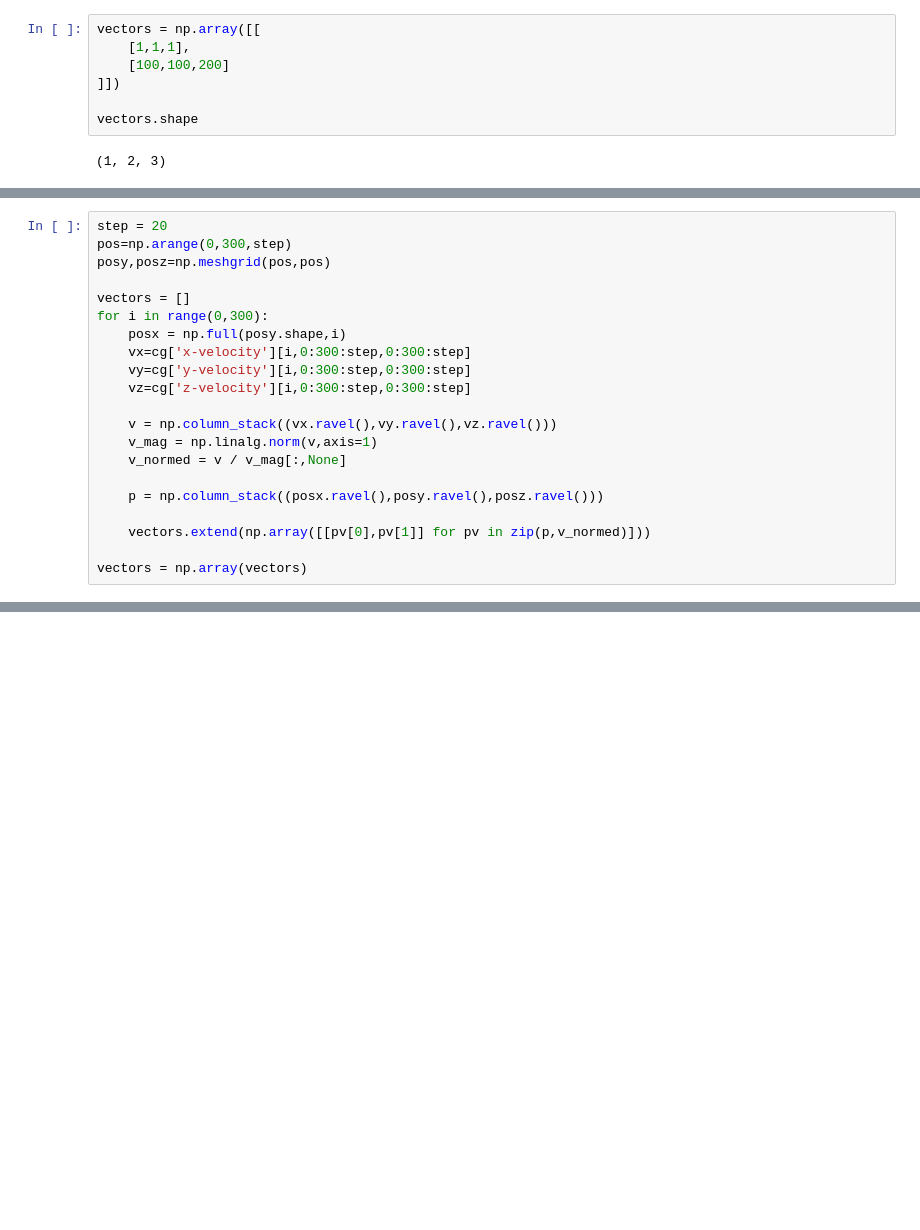
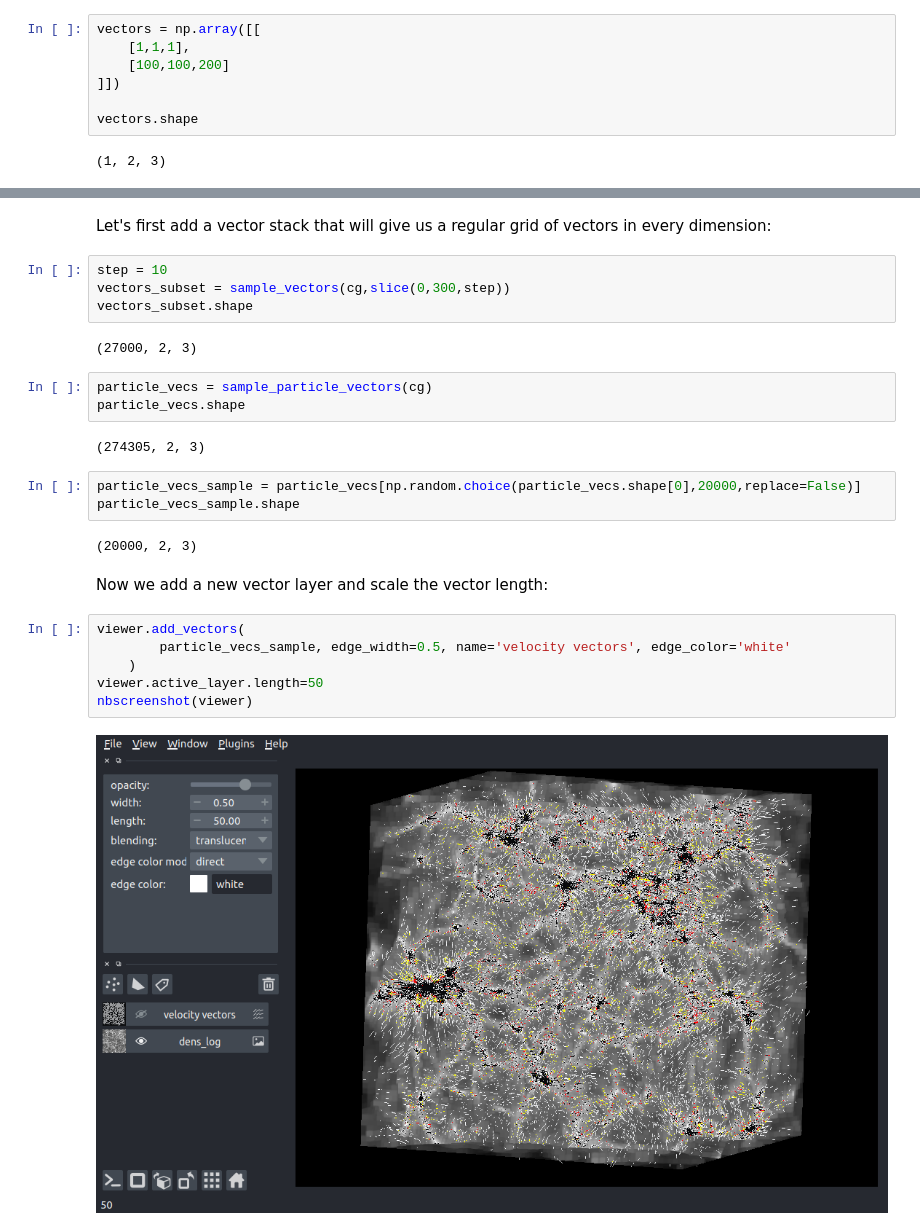
Before and after one commit to chrishavlin/yt_scratch, a Jupyter notebook: notebooks/yt_napari_part_2.ipynb, the cells around one changed output, grey strips where cells are left out. Saved outputs shown, nothing was run; the diff lists cells and outputs as text; blank space fills up the shorter version.

```diff
--- a/notebooks/yt_napari_part_2.ipynb
+++ b/notebooks/yt_napari_part_2.ipynb
@@ -213,21 +221,0 @@ ds.field_list
-# %%
-step = 20
-pos=np.arange(0,300,step)
-posy,posz=np.meshgrid(pos,pos)
-
-vectors = []
-for i in range(0,300):
-    posx = np.full(posy.shape,i)
-    vx=cg['x-velocity'][i,0:300:step,0:300:step]
-    vy=cg['y-velocity'][i,0:300:step,0:300:step]
-    vz=cg['z-velocity'][i,0:300:step,0:300:step]
-
-    v = np.column_stack((vx.ravel(),vy.ravel(),vz.ravel()))
-    v_mag = np.linalg.norm(v,axis=1)
-    v_normed = v / v_mag[:,None]
-
-    p = np.column_stack((posx.ravel(),posy.ravel(),posz.ravel()))
-
-    vectors.extend(np.array([[pv[0],pv[1]] for pv in zip(p,v_normed)]))
-
-vectors = np.array(vectors)
@@ -233,0 +273,28 @@ vectors = np.array(vectors)
+# %% [markdown]
+Let's first add a vector stack that will give us a regular grid of vectors in every dimension:
+# %%
+step = 10
+vectors_subset = sample_vectors(cg,slice(0,300,step))
+vectors_subset.shape
+# %% [output]
+(27000, 2, 3)
+# %%
+particle_vecs = sample_particle_vectors(cg)
+particle_vecs.shape
+# %% [output]
+(274305, 2, 3)
+# %%
+particle_vecs_sample = particle_vecs[np.random.choice(particle_vecs.shape[0],20000,replace=False)]
+particle_vecs_sample.shape
+# %% [output]
+(20000, 2, 3)
+# %% [markdown]
+Now we add a new vector layer and scale the vector length:
+# %%
+viewer.add_vectors(
+        particle_vecs_sample, edge_width=0.5, name='velocity vectors', edge_color='white'
+    )
+viewer.active_layer.length=50
+nbscreenshot(viewer)
+# %% [output]
+[figure, added]
```
Also changed, not shown: parts of 43 cells of this notebook, 3 other files.
